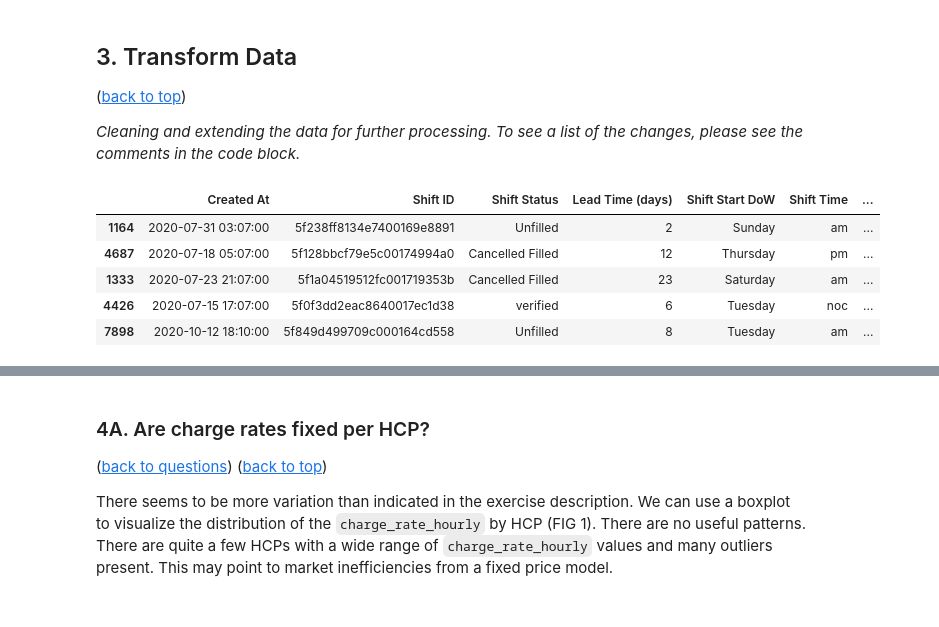
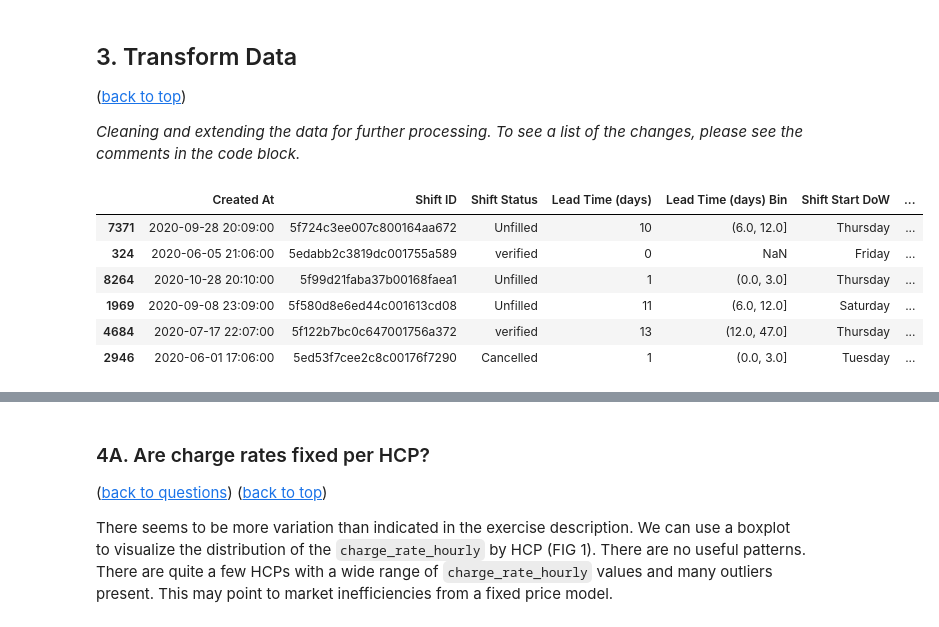
Before and after one commit to bootstrapt/clipboard-health-wbd-notebook, a Jupyter notebook: pricing_wbd.ipynb, the cells around one changed output, grey strips where cells are left out. Saved outputs shown, nothing was run; the diff lists cells and outputs as text; code cells hidden in the pictures.

```diff
--- a/pricing_wbd.ipynb
+++ b/pricing_wbd.ipynb
@@ -71,8 +79,8 @@ pd.set_option('display.width', None)
 pd.set_option('display.max_colwidth', None)
 print('✅ Showing full dataframe tables')
 
-pd.set_option('display.precision', 2)
-pd.set_option('display.float_format', lambda x: '%.2f' % x)
+#pd.set_option('display.precision', 2)
+#pd.set_option('display.float_format', lambda x: '%.2f' % x)
 print('✅ Set all decimal places to two')
 
 # enable ipywidgets
@@ -270,6 +278,11 @@ tr_shift_data.fillna('', inplace=True)
 # convert the `Lead Time (days)` column type to Timedelta
 tr_shift_data['Lead Time (days)'].apply(pd.Timedelta)
 
+# add column with `Lead Time (days)` binned into quartiles
+# (0, 5] is described by 0 < x <= 5
+bins=[0,3,6,12,47]
+tr_shift_data['Lead Time (days) Bin'] = pd.cut(tr_shift_data['Lead Time (days)'], bins)
+
 # add columns for categorical data (known values)
 ## list of categories for column added during transform
 SHIFT_START_DOW_VALUES = ['Sunday', 'Monday', 'Tuesday', 'Wednesday', 'Thursday', 'Friday', 'Saturday']
@@ -280,52 +293,51 @@ ordered_cat_cols = [
     {'column': 'agent_type',      'category_list': AGENT_TYPE_VALUES},
     {'column': 'Shift Status',    'category_list': SHIFT_STATUS_VALUES}
 ]
-## add category columns
+## add category code columns for sorting
 for occ in ordered_cat_cols:
     tr_shift_data['{} (code)'.format(occ['column'])] = pd.Categorical(tr_shift_data[occ['column']], categories = occ['category_list']).codes
 
-# FIG 2
+# add columns with mean/mode charge rates (for verified shift calulated by agent type)
 ## create translation dict {agent_type: mode charge_rate_hourly} (see references [2] for source of mode equation)
 mode_crh_by_hcp = dict(tr_shift_data.query('hcp_id != ""').groupby('hcp_id')['charge_rate_hourly'].agg(lambda x: stats.mode(x)[0]).round(2))
 mode_crh_by_hcp[''] = 0
 mode_crh_by_hcp_hcf = dict(tr_shift_data.query('hcp_id != ""').groupby(['hcp_id', 'hcf_id'])['charge_rate_hourly'].agg(lambda x: stats.mode(x)[0]).round(2))
 mode_crh_by_hcp_hcf[''] = 0
 
 ## add columns with mean/mode charge rates (for verified shift calulated by agent type)
 charge_rate_mode_by_hcp = []
 charge_rate_mode_by_hcp_hcf = []
 for hcp, hcf in zip(tr_shift_data['hcp_id'], tr_shift_data['hcf_id']):
     if hcp != '':
         charge_rate_mode_by_hcp.append(mode_crh_by_hcp[hcp])
         charge_rate_mode_by_hcp_hcf.append(mode_crh_by_hcp_hcf[(hcp, hcf)])
     else:
         charge_rate_mode_by_hcp.append(None)
         charge_rate_mode_by_hcp_hcf.append(None)
 tr_shift_data.insert(loc = 2,
                      column = 'charge_rate_mode_by_hcp',
                      value = charge_rate_mode_by_hcp)
 tr_shift_data.insert(loc = 3,
                      column = 'charge_rate_mode_by_hcp_hcf',
                      value = charge_rate_mode_by_hcp_hcf)
 tr_shift_data.insert(loc = 4,
                      column = 'charge_rate_premium_by_hcp',
                      value = tr_shift_data['charge_rate_hourly'] - tr_shift_data['charge_rate_mode_by_hcp'])
 tr_shift_data.insert(loc = 5,
                      column = 'charge_rate_premium_by_hcp_hcf',
                      value = tr_shift_data['charge_rate_hourly'] - tr_shift_data['charge_rate_mode_by_hcp_hcf'])
 
-
-formatted_columns = ['Created At', 'Shift ID', 'Shift Status', 'Lead Time (days)', 'Shift Start DoW', 'Shift Time', 'Shift Start (Month)', 'hcf_id', 'hcp_id', 'agent_type', 'charge_rate_hourly', 'charge_rate_premium_by_hcp_hcf']
-
-# view output
-tr_shift_data[formatted_columns].sample(5)
+# format column visibility/order and display a sample of the imported data
+formatted_columns = ['Created At', 'Shift ID', 'Shift Status', 'Lead Time (days)', 'Lead Time (days) Bin', 'Shift Start DoW', 'Shift Time', 'Shift Start (Month)', 'hcf_id', 'hcp_id', 'agent_type', 'charge_rate_hourly', 'charge_rate_premium_by_hcp_hcf']
+tr_shift_data[formatted_columns].sample(6)
 # %% [output]
-|  | Created At | Shift ID | Shift Status | Lead Time (days) | Shift Start DoW | Shift Time | ... |
-| 1164 | 2020-07-31 03:07:00 | 5f238ff8134e7400169e8891 | Unfilled | 2 | Sunday | am | ... |
-| 4687 | 2020-07-18 05:07:00 | 5f128bbcf79e5c00174994a0 | Cancelled Filled | 12 | Thursday | pm | ... |
-| 1333 | 2020-07-23 21:07:00 | 5f1a04519512fc001719353b | Cancelled Filled | 23 | Saturday | am | ... |
-| 4426 | 2020-07-15 17:07:00 | 5f0f3dd2eac8640017ec1d38 | verified | 6 | Tuesday | noc | ... |
-| 7898 | 2020-10-12 18:10:00 | 5f849d499709c000164cd558 | Unfilled | 8 | Tuesday | am | ... |
+|  | Created At | Shift ID | Shift Status | Lead Time (days) | Lead Time (days) Bin | Shift Start DoW | ... |
+| 7371 | 2020-09-28 20:09:00 | 5f724c3ee007c800164aa672 | Unfilled | 10 | (6.0, 12.0] | Thursday | ... |
+| 324 | 2020-06-05 21:06:00 | 5edabb2c3819dc001755a589 | verified | 0 | NaN | Friday | ... |
+| 8264 | 2020-10-28 20:10:00 | 5f99d21faba37b00168faea1 | Unfilled | 1 | (0.0, 3.0] | Thursday | ... |
+| 1969 | 2020-09-08 23:09:00 | 5f580d8e6ed44c001613cd08 | Unfilled | 11 | (6.0, 12.0] | Saturday | ... |
+| 4684 | 2020-07-17 22:07:00 | 5f122b7bc0c647001756a372 | verified | 13 | (12.0, 47.0] | Thursday | ... |
+| 2946 | 2020-06-01 17:06:00 | 5ed53f7cee2c8c00176f7290 | Cancelled | 1 | (0.0, 3.0] | Tuesday | ... |
 # %% [markdown]
 ## 4. Explore Data
 ([back to top](#Table-of-Contents))
```
Also changed, not shown: parts of 13 cells of this notebook.
